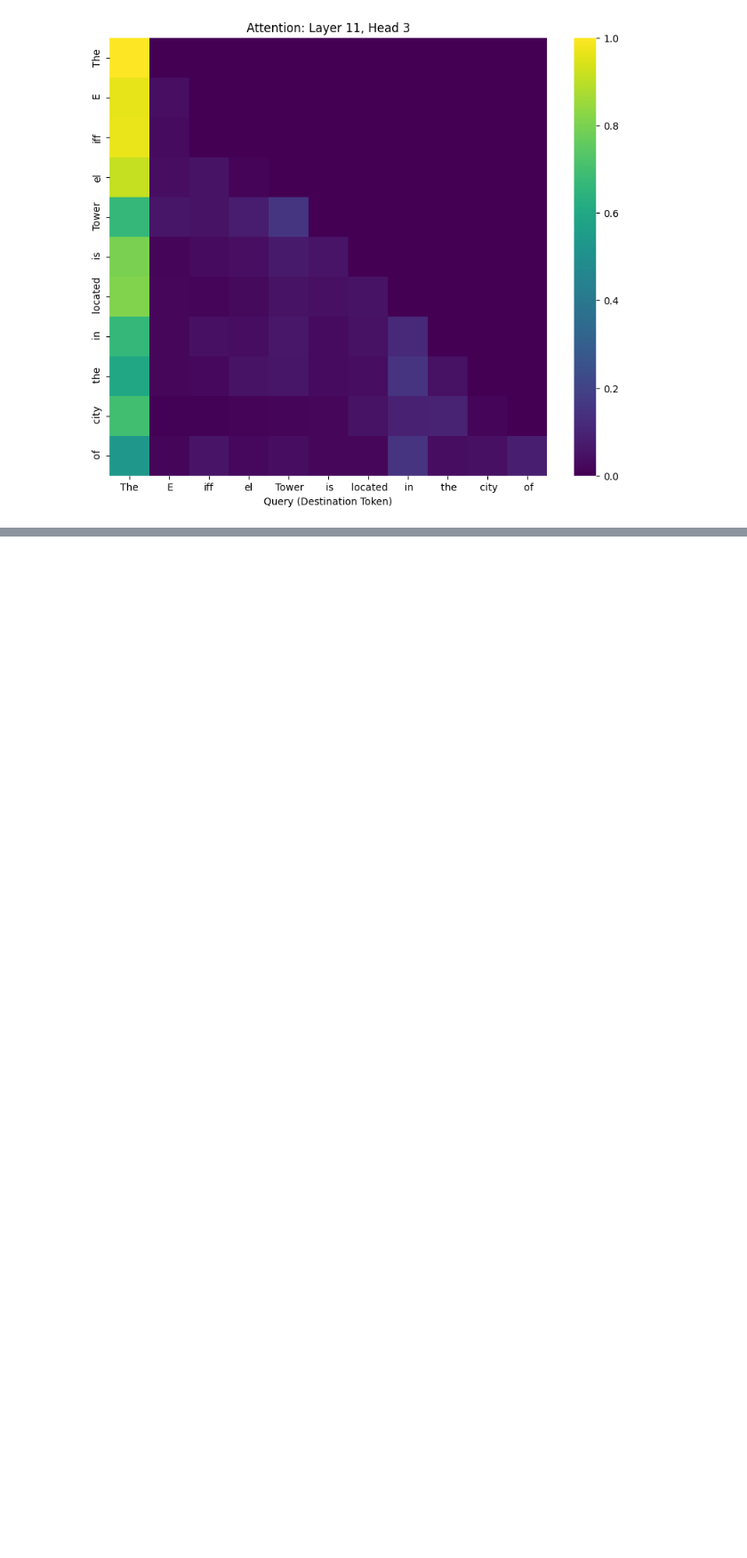
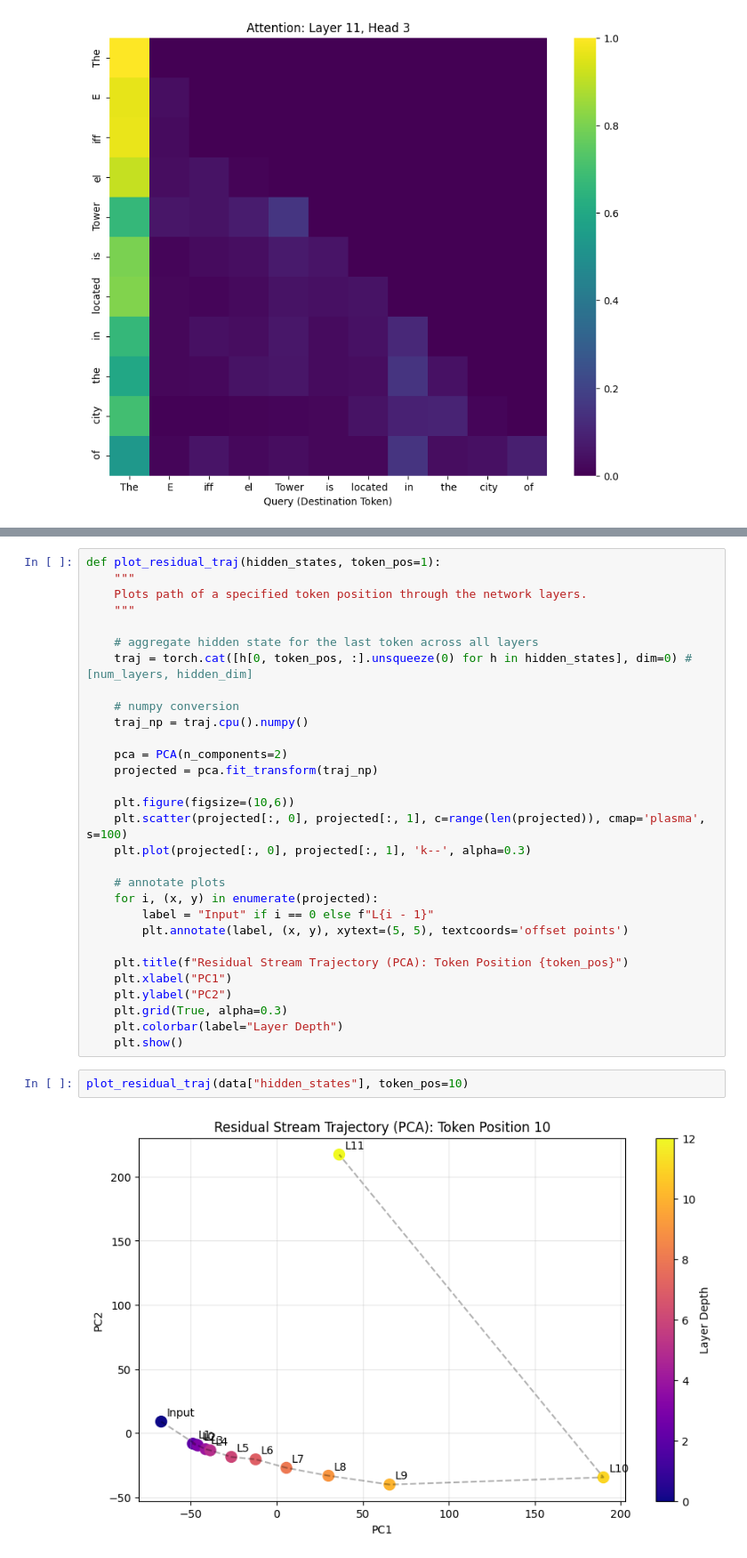
Before and after one commit to esamnyu/clearbox_ai, a Jupyter notebook: notebooks/interp_test.ipynb, the cells around one changed output, grey strips where cells are left out. Shown at 89% size. Saved outputs shown, nothing was run; the diff lists cells and outputs as text; blank space fills up the shorter version.

Commit message:
got 3D plot of all token reps working

```diff
--- a/notebooks/interp_test.ipynb
+++ b/notebooks/interp_test.ipynb
@@ -272,0 +267,34 @@ plot_attention_head(data['attentions'], data['tokens'], layer_idx=11, head_idx=3
+# %%
+def plot_residual_traj(hidden_states, token_pos=1):
+    """
+    Plots path of a specified token position through the network layers.
+    """
+
+    # aggregate hidden state for the last token across all layers
+    traj = torch.cat([h[0, token_pos, :].unsqueeze(0) for h in hidden_states], dim=0) # [num_layers, hidden_dim]
+
+    # numpy conversion
+    traj_np = traj.cpu().numpy()
+
+    pca = PCA(n_components=2)
+    projected = pca.fit_transform(traj_np)
+
+    plt.figure(figsize=(10,6))
+    plt.scatter(projected[:, 0], projected[:, 1], c=range(len(projected)), cmap='plasma', s=100)
+    plt.plot(projected[:, 0], projected[:, 1], 'k--', alpha=0.3)
+
+    # annotate plots
+    for i, (x, y) in enumerate(projected):
+        label = "Input" if i == 0 else f"L{i - 1}"
+        plt.annotate(label, (x, y), xytext=(5, 5), textcoords='offset points')
+
+    plt.title(f"Residual Stream Trajectory (PCA): Token Position {token_pos}")
+    plt.xlabel("PC1")
+    plt.ylabel("PC2")
+    plt.grid(True, alpha=0.3)
+    plt.colorbar(label="Layer Depth")
+    plt.show()
+# %%
+plot_residual_traj(data["hidden_states"], token_pos=10)
+# %% [output]
+[figure, added]
```
Also changed, not shown: parts of 14 cells of this notebook.
